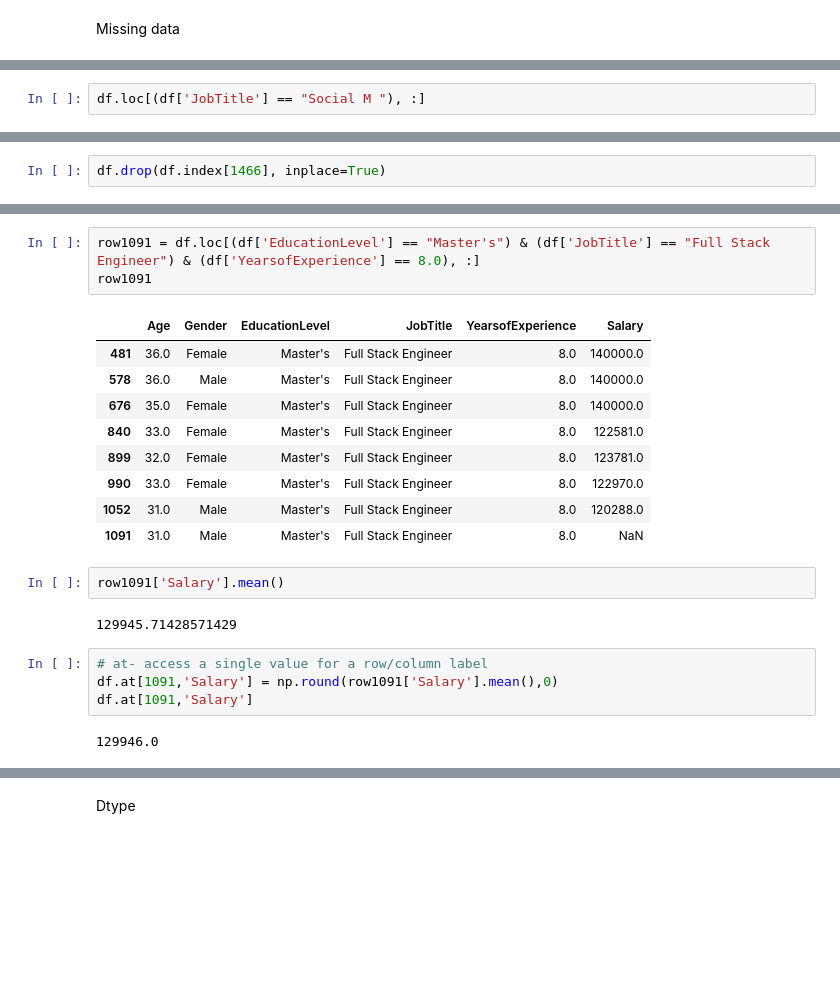
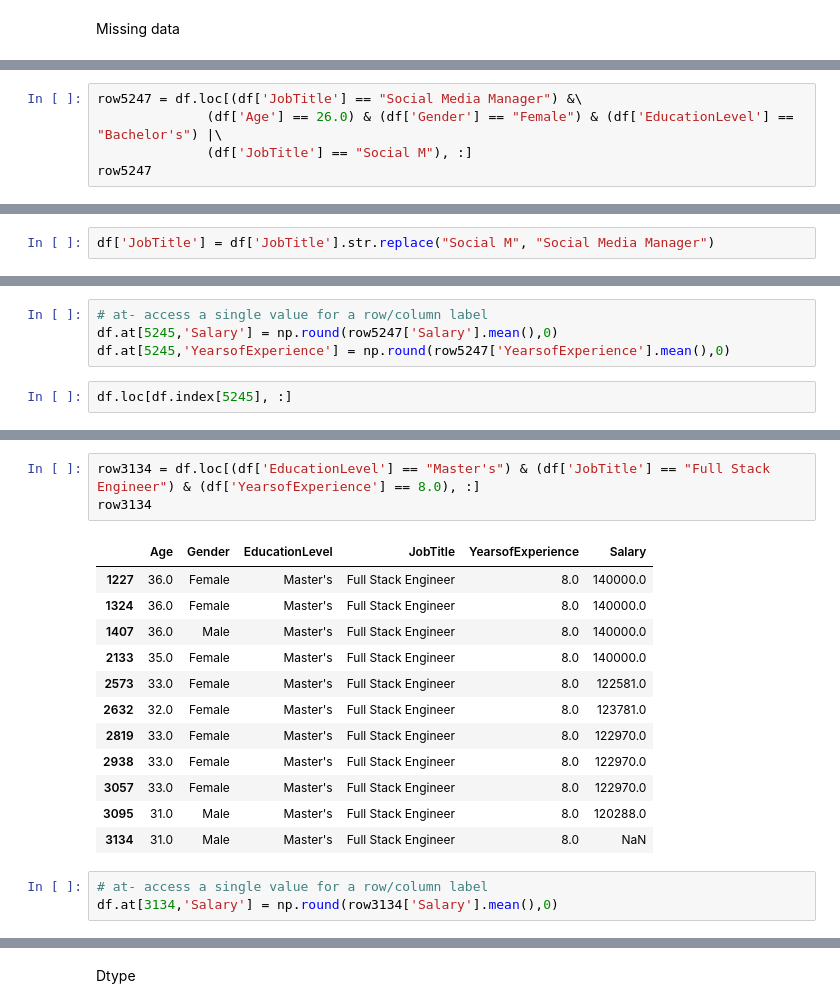
Before and after one commit to Agablue-red/SalaryPrediction, a Jupyter notebook: codes/data_preparation.ipynb, the cells around one changed output, grey strips where cells are left out. Drawn from its saved outputs; the diff is of its cells as text; blank space fills up the shorter version.

```diff
--- a/codes/data_preparation.ipynb
+++ b/codes/data_preparation.ipynb
@@ -110,0 +110,5 @@ df.dropna(how='all', inplace=True)
+# %%
+row5247 = df.loc[(df['JobTitle'] == "Social Media Manager") &\
+              (df['Age'] == 26.0) & (df['Gender'] == "Female") & (df['EducationLevel'] == "Bachelor's") |\
+              (df['JobTitle'] == "Social M"), :]
+row5247
@@ -111,2 +126,2 @@ df.dropna(how='all', inplace=True)
 # %%
-df.loc[(df['JobTitle'] == "Social M	"), :]
+df['JobTitle'] = df['JobTitle'].str.replace("Social M", "Social Media Manager")
@@ -115,2 +128,6 @@ df.loc[(df['JobTitle'] == "Social M	"), :]
+# %%
+# at- access a single value for a row/column label
+df.at[5245,'Salary'] = np.round(row5247['Salary'].mean(),0)
+df.at[5245,'YearsofExperience'] = np.round(row5247['YearsofExperience'].mean(),0)
 # %%
-df.drop(df.index[1466], inplace=True)
+df.loc[df.index[5245], :]
@@ -117,23 +154,19 @@ df.drop(df.index[1466], inplace=True)
 # %%
-row1091 = df.loc[(df['EducationLevel'] == "Master's") & (df['JobTitle'] == "Full Stack Engineer") & (df['YearsofExperience'] == 8.0), :]
-row1091
+row3134 = df.loc[(df['EducationLevel'] == "Master's") & (df['JobTitle'] == "Full Stack Engineer") & (df['YearsofExperience'] == 8.0), :]
+row3134
 # %% [output]
 |  | Age | Gender | EducationLevel | JobTitle | YearsofExperience | Salary |
-| 481 | 36.0 | Female | Master's | Full Stack Engineer | 8.0 | 140000.0 |
-| 578 | 36.0 | Male | Master's | Full Stack Engineer | 8.0 | 140000.0 |
-| 676 | 35.0 | Female | Master's | Full Stack Engineer | 8.0 | 140000.0 |
-| 840 | 33.0 | Female | Master's | Full Stack Engineer | 8.0 | 122581.0 |
-| 899 | 32.0 | Female | Master's | Full Stack Engineer | 8.0 | 123781.0 |
-| 990 | 33.0 | Female | Master's | Full Stack Engineer | 8.0 | 122970.0 |
-| 1052 | 31.0 | Male | Master's | Full Stack Engineer | 8.0 | 120288.0 |
-| 1091 | 31.0 | Male | Master's | Full Stack Engineer | 8.0 | NaN |
+| 1227 | 36.0 | Female | Master's | Full Stack Engineer | 8.0 | 140000.0 |
+| 1324 | 36.0 | Female | Master's | Full Stack Engineer | 8.0 | 140000.0 |
+| 1407 | 36.0 | Male | Master's | Full Stack Engineer | 8.0 | 140000.0 |
+| 2133 | 35.0 | Female | Master's | Full Stack Engineer | 8.0 | 140000.0 |
+| 2573 | 33.0 | Female | Master's | Full Stack Engineer | 8.0 | 122581.0 |
+| 2632 | 32.0 | Female | Master's | Full Stack Engineer | 8.0 | 123781.0 |
+| 2819 | 33.0 | Female | Master's | Full Stack Engineer | 8.0 | 122970.0 |
+| 2938 | 33.0 | Female | Master's | Full Stack Engineer | 8.0 | 122970.0 |
+| 3057 | 33.0 | Female | Master's | Full Stack Engineer | 8.0 | 122970.0 |
+| 3095 | 31.0 | Male | Master's | Full Stack Engineer | 8.0 | 120288.0 |
+| 3134 | 31.0 | Male | Master's | Full Stack Engineer | 8.0 | NaN |
-# %%
-row1091['Salary'].mean()
-# %% [output]
-129945.71428571429
 # %%
 # at- access a single value for a row/column label
-df.at[1091,'Salary'] = np.round(row1091['Salary'].mean(),0)
-df.at[1091,'Salary']
+df.at[3134,'Salary'] = np.round(row3134['Salary'].mean(),0)
-# %% [output]
-129946.0
```
Also changed, not shown: parts of 30 cells of this notebook.
